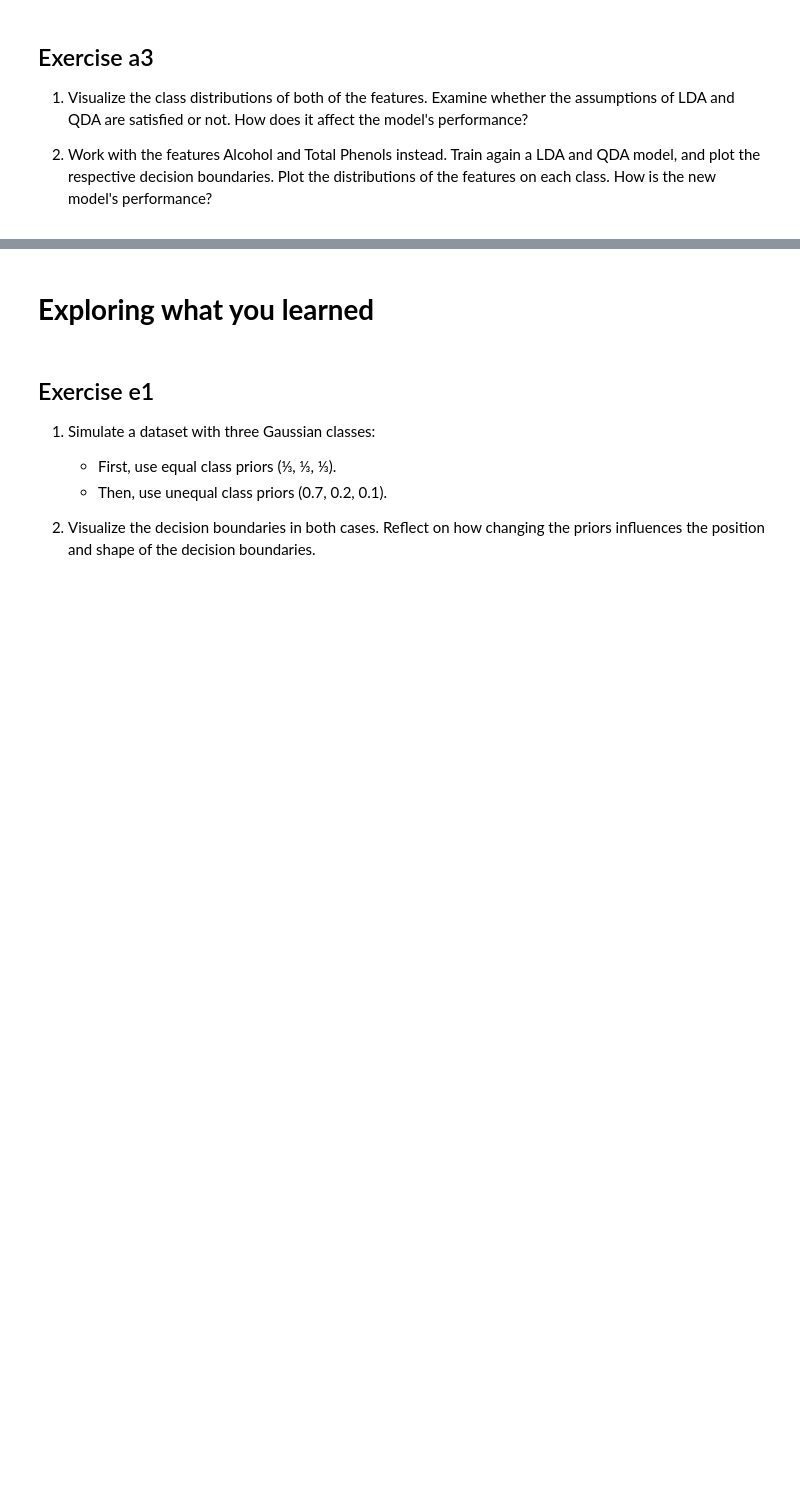
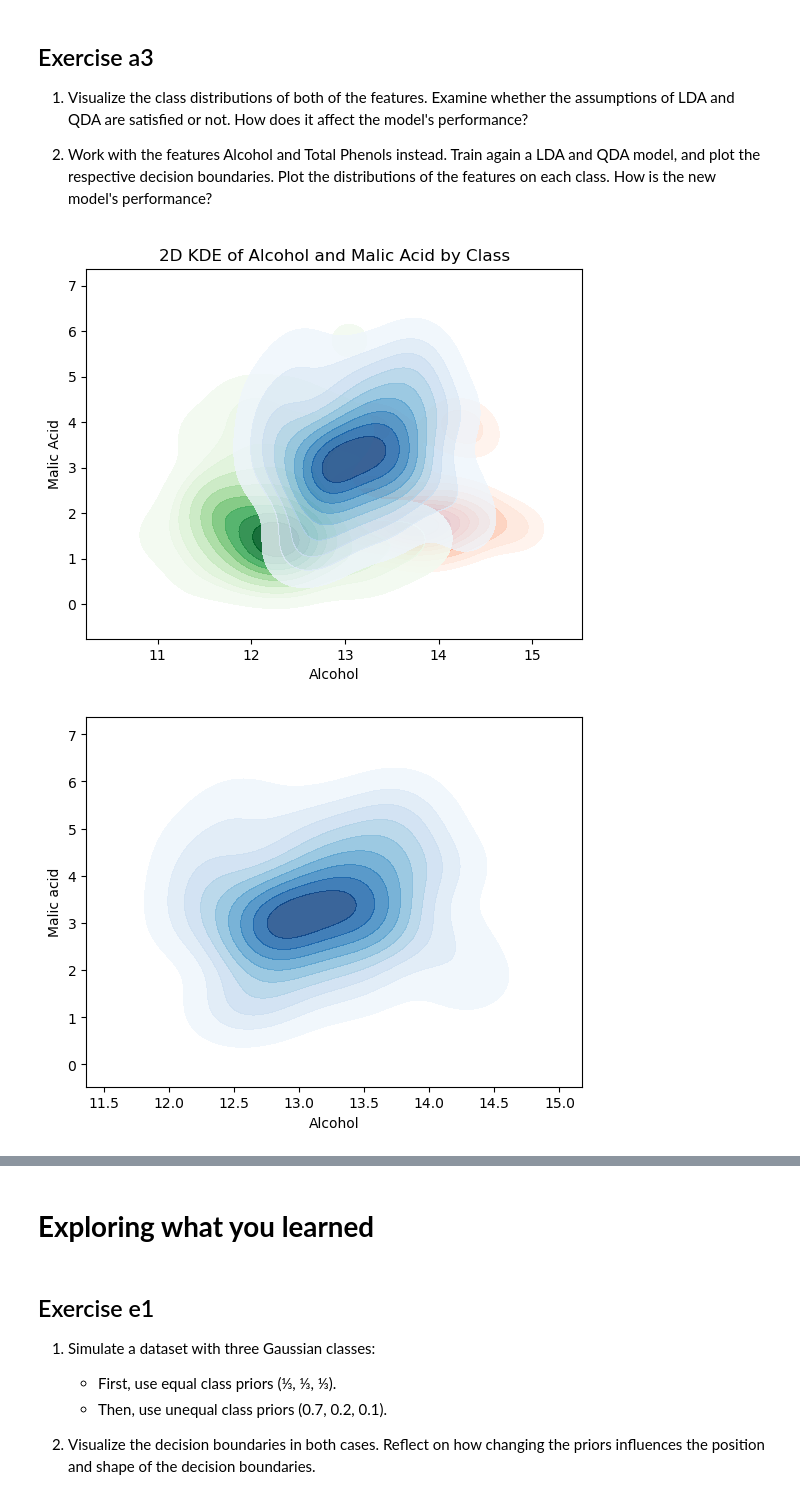
Before and after one commit to Simon-Simonsen/ML_Exercises, a Jupyter notebook: Week5_LDA_QDA_SeveralDimensions_Exercises/Exercises_LDA_QDA_SeveralDimensions_Exercises.ipynb, the cells around one changed output, grey strips where cells are left out. Saved outputs shown, nothing was run; the diff lists cells and outputs as text; code cells hidden in the pictures; blank space fills up the shorter version.

```diff
--- a/Week5_LDA_QDA_SeveralDimensions_Exercises/Exercises_LDA_QDA_SeveralDimensions_Exercises.ipynb
+++ b/Week5_LDA_QDA_SeveralDimensions_Exercises/Exercises_LDA_QDA_SeveralDimensions_Exercises.ipynb
@@ -144,3 +290,35 @@ We will start working again with the first two features: Alcohol and Malic acid.
 2) Work with the features Alcohol and Total Phenols instead. Train again a LDA and QDA model, and plot the respective decision boundaries. Plot the distributions of the features on each class. How is the new model's performance?
 # %%
 # Your solution here...
+import seaborn as sns
+colors = ["r","g","y"]
+classes = data["Class"].unique()
+
+sns.kdeplot(
+    data=data[data['Class']==1], x='Alcohol', y='Malic acid', fill=True, cmap='Reds', alpha=0.9
+)
+sns.kdeplot(
+    data=data[data['Class']==2], x='Alcohol', y='Malic acid', fill=True, cmap='Greens', alpha=0.9
+)
+sns.kdeplot(
+    data=data[data['Class']==3], x='Alcohol', y='Malic acid', fill=True, cmap='Blues', alpha=0.8
+)
+plt.xlabel('Alcohol')
+plt.ylabel('Malic Acid')
+plt.title('2D KDE of Alcohol and Malic Acid by Class')
+plt.show()
+sns.kdeplot(
+    data=data[data['Class']==3], x='Alcohol', y='Malic acid', fill=True, cmap='Blues', alpha=0.8
+)
+plt.show()
+sns.kdeplot(
+    data=data[data['Class']==2], x='Alcohol', y='Malic acid', fill=True, cmap='Greens', alpha=0.9
+)
+plt.show()
+sns.kdeplot(
+    data=data[data['Class']==1], x='Alcohol', y='Malic acid', fill=True, cmap='Reds', alpha=0.9
+)
+plt.show()
+# %% [output]
+[figure, added]
+[figure, added]
```
Also changed, not shown: parts of 18 cells of this notebook, 33 other files.
